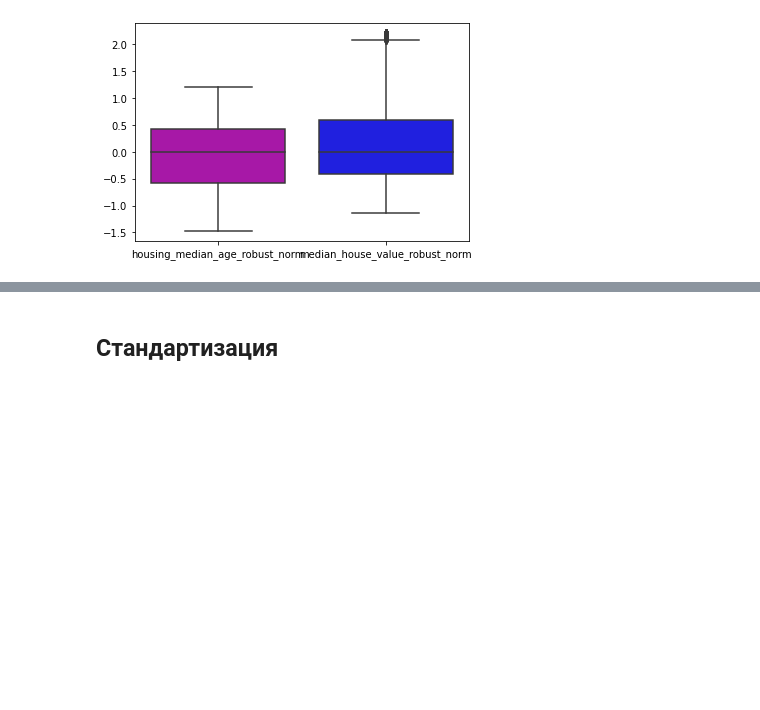
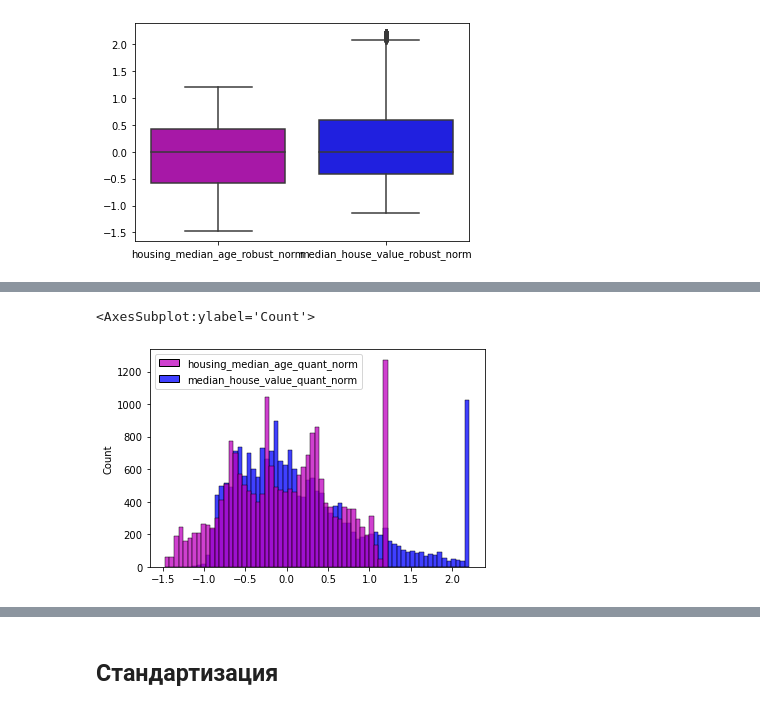
Before and after one commit to ryndovaira-org/data_science_lectures, a Jupyter notebook: 04_data_preparation/lectures/05_standardization_normalization.ipynb, the cells around one changed output, grey strips where cells are left out. Saved outputs shown, nothing was run; the diff lists cells and outputs as text; code cells hidden in the pictures; blank space fills up the shorter version.

```diff
--- a/04_data_preparation/lectures/05_standardization_normalization.ipynb
+++ b/04_data_preparation/lectures/05_standardization_normalization.ipynb
@@ -359,0 +461,5 @@ sns.boxplot(data=df[['housing_median_age_robust_norm',
+# %%
+df[['housing_median_age_quant_norm', 'median_house_value_quant_norm']] = robust_scaler.transform(df[['housing_median_age', 'median_house_value']])
+
+df[['housing_median_age', 'housing_median_age_quant_norm',
+    'median_house_value', 'median_house_value_quant_norm']]
@@ -359,0 +480,7 @@ sns.boxplot(data=df[['housing_median_age_robust_norm',
+# %%
+sns.histplot(df[['housing_median_age_quant_norm',
+                 'median_house_value_quant_norm']],
+             palette=['m', 'b'])
+# %% [output]
+<AxesSubplot:ylabel='Count'>
+[figure, added]
```
Also changed, not shown: parts of 23 cells of this notebook.
